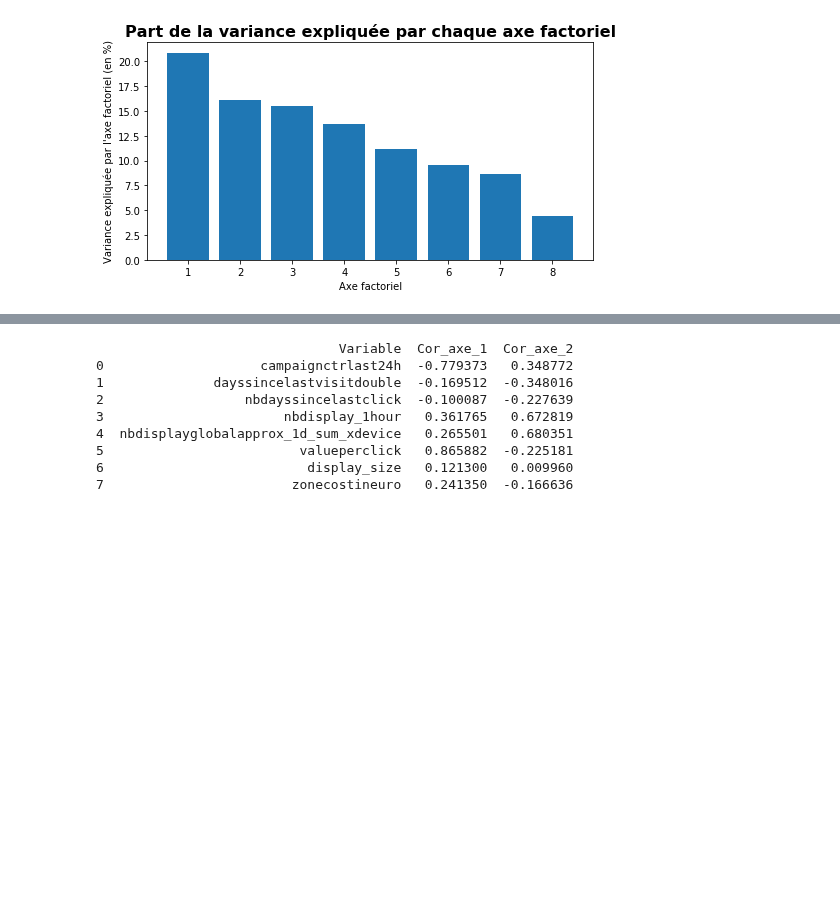
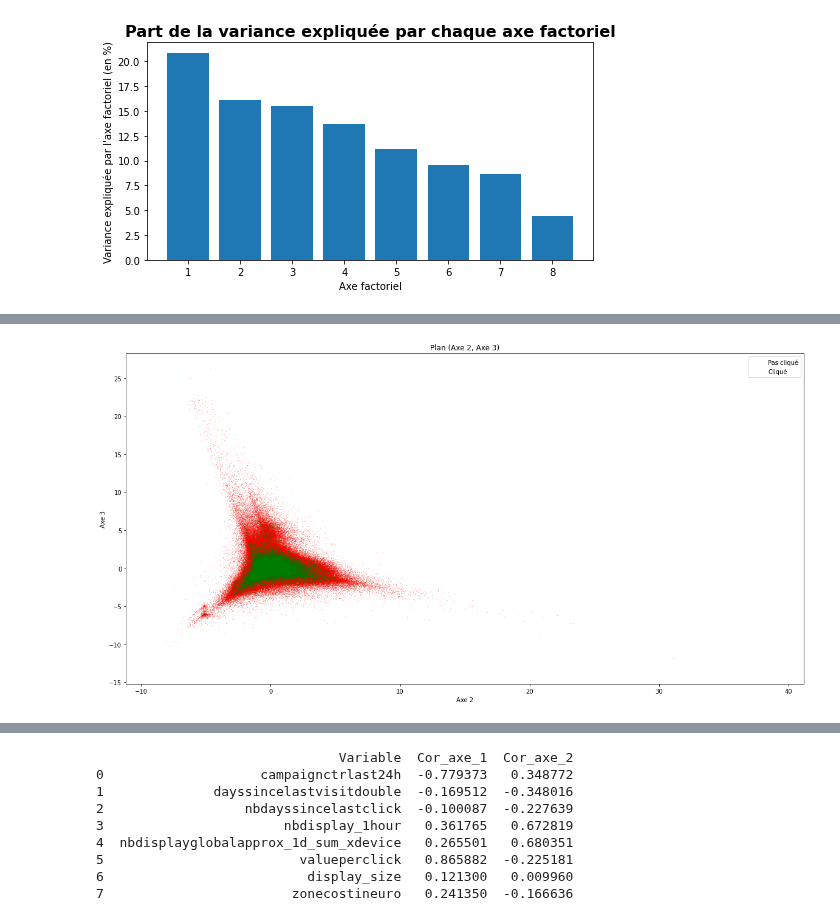
Before and after one commit to baptiste-pasquier/statapp, a Jupyter notebook: acp.ipynb, the cells around one changed output, grey strips where cells are left out. Saved outputs shown, nothing was run; the diff lists cells and outputs as text; code cells hidden in the pictures; blank space fills up the shorter version.

```diff
--- a/acp.ipynb
+++ b/acp.ipynb
@@ -152,10 +156,14 @@ plt.close()
 # %%
+plt.figure(figsize=(20,10))
 plt.plot(coord_2_not_cliqued, coord_3_not_cliqued, '.', color='r', linestyle="None", markersize=0.2)
 plt.plot(coord_2_cliqued, coord_3_cliqued, '.', color='g', linestyle="None", markersize=0.2)
 plt.xlabel('Axe 2')
 plt.ylabel('Axe 3')
 plt.title('Plan (Axe 2, Axe 3)')
 plt.legend(['Pas cliqué', 'Cliqué'])
-plt.savefig('plan_axe2_axe3.png', dpi = 500, bbox_inches='tight', figsize=(10,6))
-plt.close()
+# plt.savefig('plan_axe2_axe3.png', dpi = 500, bbox_inches='tight', figsize=(10,6))
+# plt.close()
+plt.show()
+# %% [output]
+[figure, added]
 # %%
```
Also changed, not shown: parts of 7 cells of this notebook, 7 other files.
